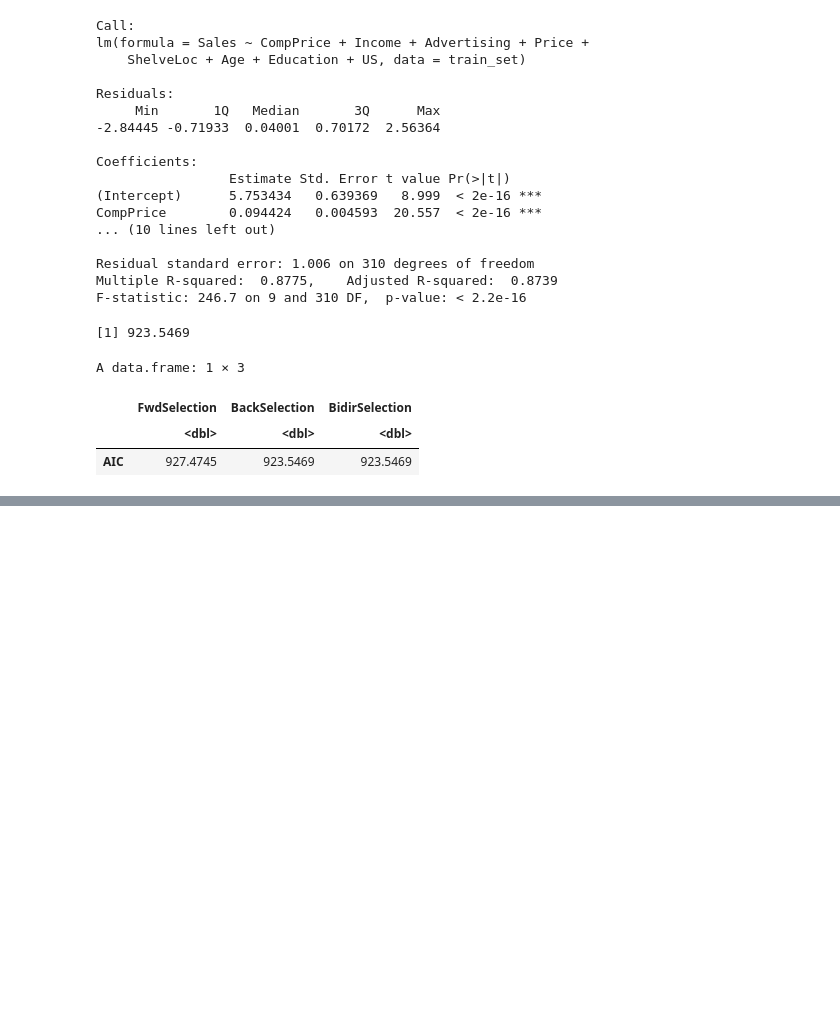
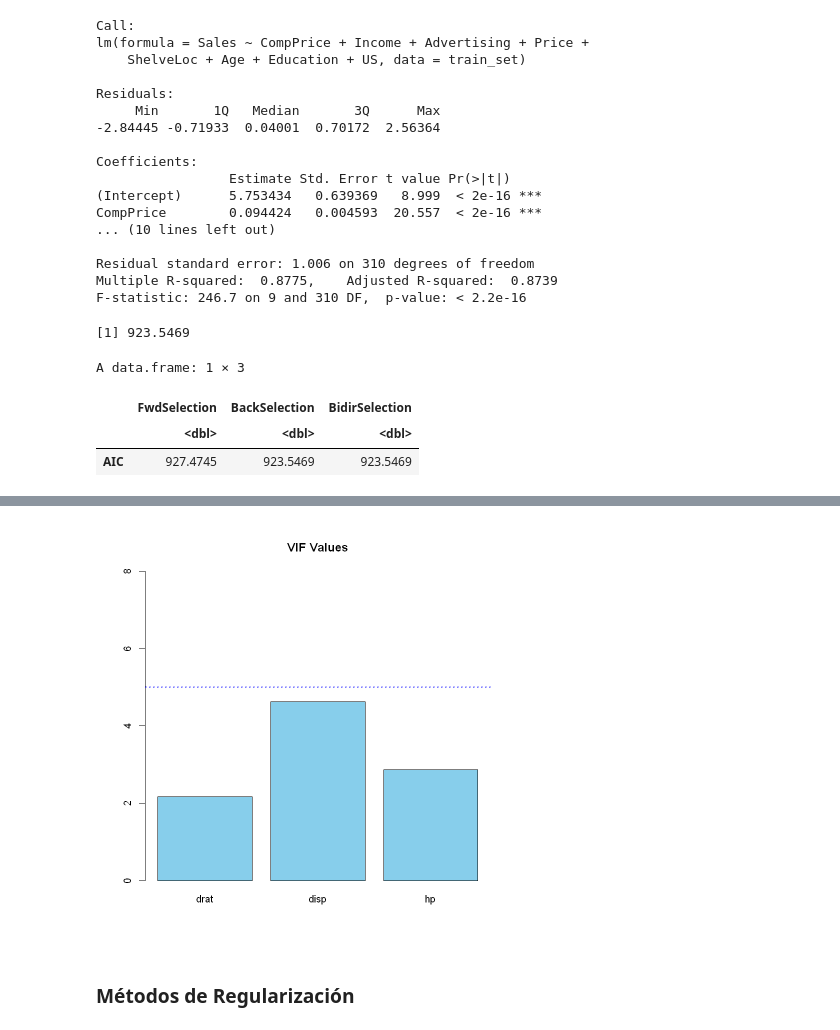
Before and after one commit to ferdcoz/mcd-reg-adv, a Jupyter notebook: clase3/RA_T_C3.ipynb, the cells around one changed output, grey strips where cells are left out. Drawn from its saved outputs; the diff is of its cells as text; code cells hidden in the pictures; blank space fills up the shorter version.

```diff
--- a/clase3/RA_T_C3.ipynb
+++ b/clase3/RA_T_C3.ipynb
@@ -251,0 +336,3 @@ A data.frame: 1 × 3
+# %%
+modelo2 <- lm( mpg ~ drat + disp +hp, data=mtcars )
+summary( modelo2 )
@@ -251,0 +359,12 @@ A data.frame: 1 × 3
+# %%
+vif_values2 <- vif( modelo2 )
+
+barplot( vif_values2,
+    main = 'VIF Values',
+    col = 'skyblue',
+    ylim = c(0.0,8.0) )
+abline( h = bad_vif, lwd = 2, lty ='dotted',col = 'blue')
+# %% [output]
+[figure, added]
+# %% [markdown]
+### Métodos de Regularización
```
Also changed, not shown: parts of 18 cells of this notebook, 1 other file.
